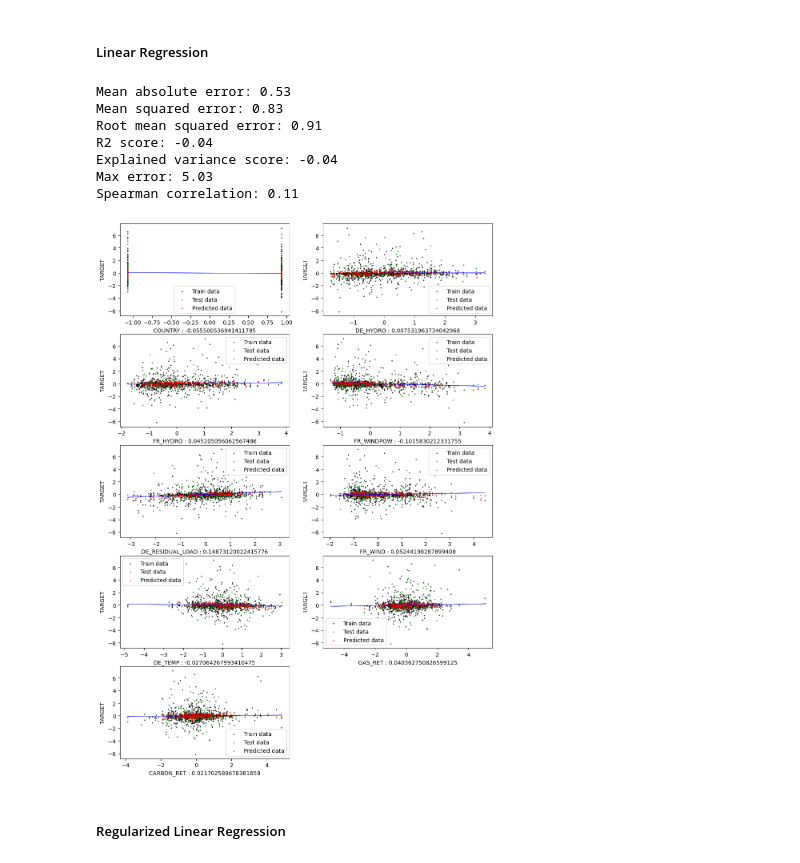
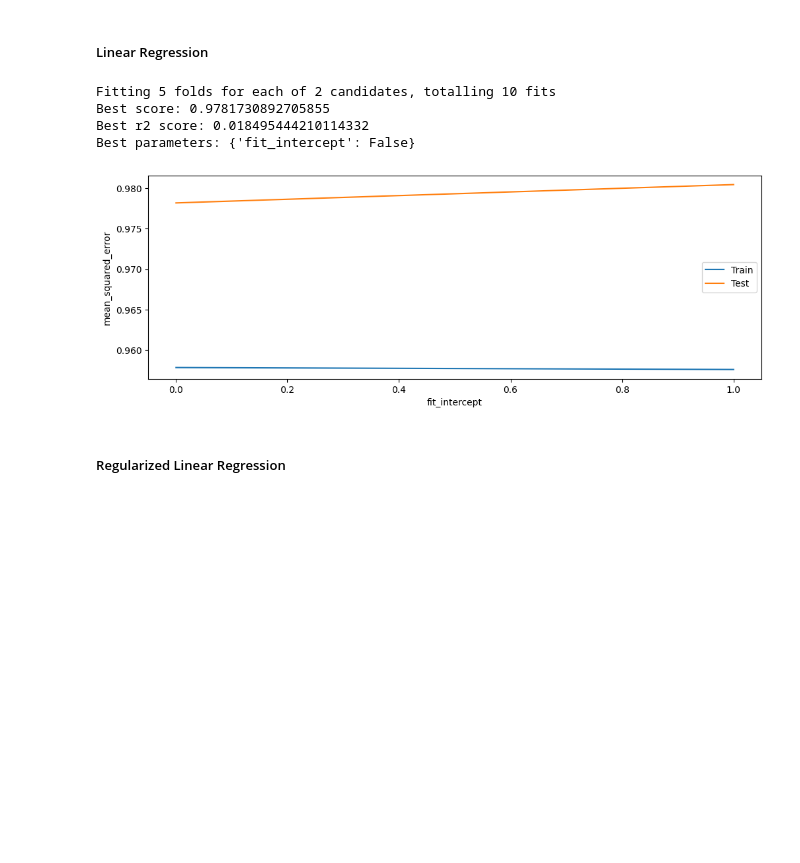
Before and after one commit to Blyzi/electricity-price-machine-learning, a Jupyter notebook: main.ipynb, the cells around one changed output. Drawn from its saved outputs; the diff is of its cells as text; code cells hidden in the pictures; blank space fills up the shorter version.

```diff
--- a/main.ipynb
+++ b/main.ipynb
@@ -311,29 +339,18 @@ def print_metrics(y_test, y_pred):
 X = df.copy().drop(['TARGET'], axis=1)
 y = df['TARGET']
 
-X_train, X_test, y_train, y_test = train_test_split(X, y, test_size=0.2, random_state=1)
+models = {}
 # %% [markdown]
 ##### Linear Regression
-# %%
-# Linear regression
-
-linear_regression = LinearRegression()
-
-reg = linear_regression.fit(X_train, y_train)
-
-y_pred = reg.predict(X_test)
-
-print_metrics(y_test, y_pred)
-
-plot_result(X, X_train, X_test, y_train, y_test, y_pred, reg=reg)
-# %% [output]
-Mean absolute error: 0.53
-Mean squared error: 0.83
-Root mean squared error: 0.91
-R2 score: -0.04
-Explained variance score: -0.04
-Max error: 5.03
-Spearman correlation: 0.11
-[figure, removed]
+# %%
+# Linear regression
+
+models["linear_regression"]= fit_and_vary_hyperparameters(LinearRegression(), {'fit_intercept': [True, False]}, X, y)
+# %% [output]
+Fitting 5 folds for each of 2 candidates, totalling 10 fits
+Best score: 0.9781730892705855
+Best r2 score: 0.018495444210114332
+Best parameters: {'fit_intercept': False}
+[figure, added]
 # %% [markdown]
 ##### Regularized Linear Regression
```
Also changed, not shown: parts of 20 cells of this notebook.
